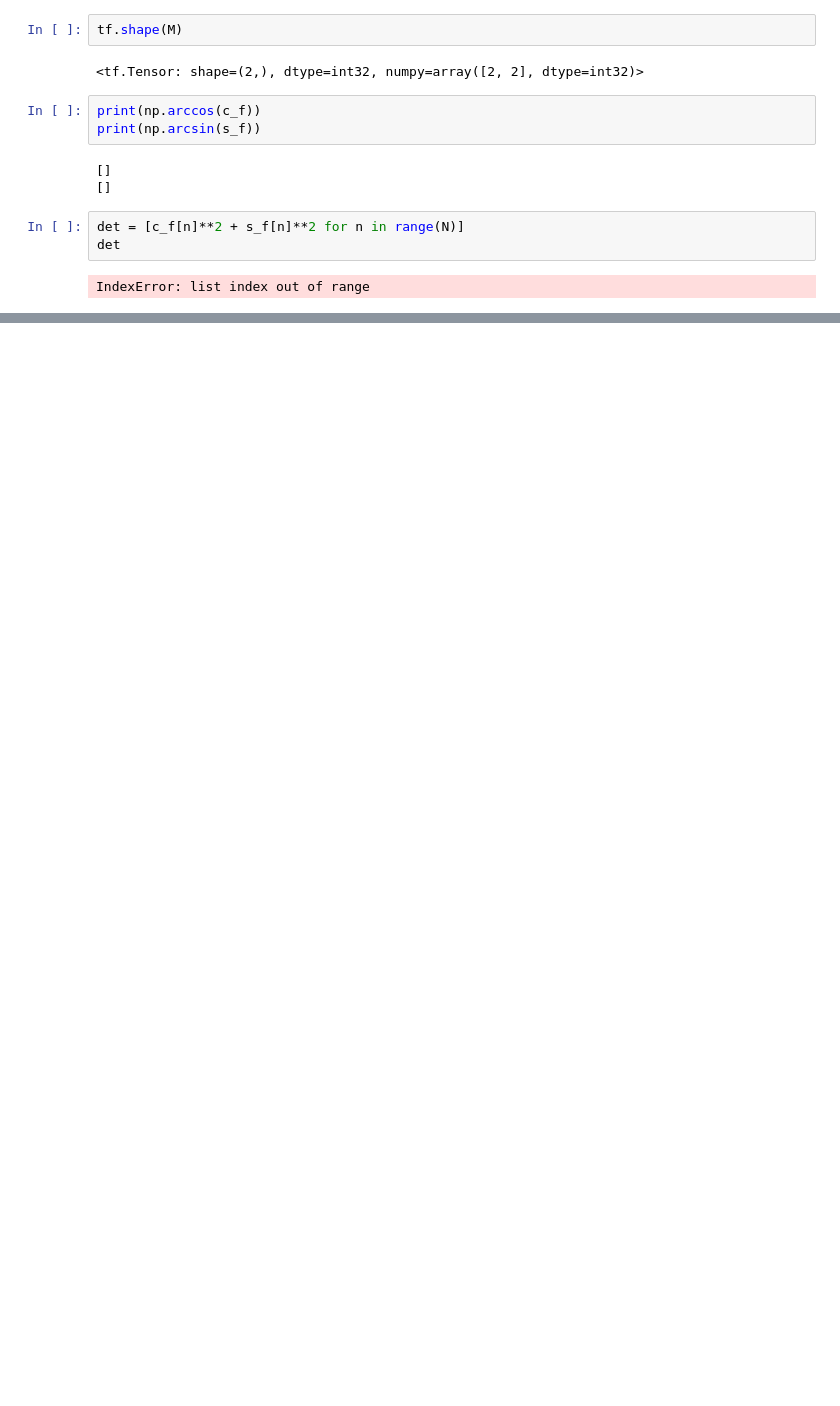
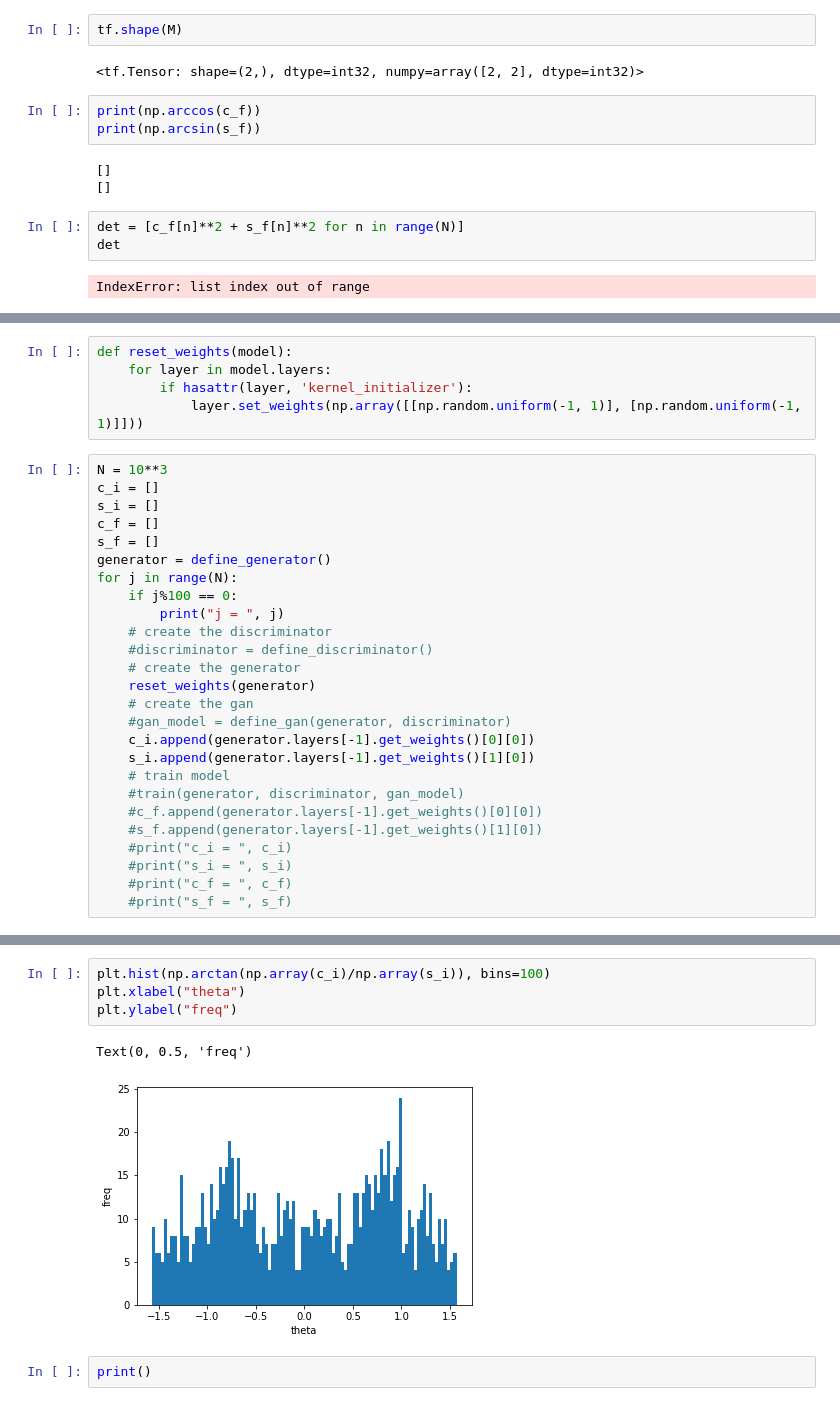
Before and after one commit to krishdesai7/SymmetryDiscovery, a Jupyter notebook: SymmetryGAN/O(2).ipynb, the cells around one changed output, grey strips where cells are left out. Drawn from its saved outputs; the diff is of its cells as text; blank space fills up the shorter version.

```diff
--- a/SymmetryGAN/O(2).ipynb
+++ b/SymmetryGAN/O(2).ipynb
@@ -203,0 +189,31 @@ Text(0, 0.5, 'freq')
+# %%
+def reset_weights(model):
+    for layer in model.layers:
+        if hasattr(layer, 'kernel_initializer'):
+            layer.set_weights(np.array([[np.random.uniform(-1, 1)], [np.random.uniform(-1, 1)]]))
+# %%
+N = 10**3
+c_i = []
+s_i = []
+c_f = []
+s_f = []
+generator = define_generator()
+for j in range(N):
+    if j%100 == 0:
+        print("j = ", j)
+    # create the discriminator
+    #discriminator = define_discriminator()
+    # create the generator
+    reset_weights(generator)
+    # create the gan
+    #gan_model = define_gan(generator, discriminator)
+    c_i.append(generator.layers[-1].get_weights()[0][0])
+    s_i.append(generator.layers[-1].get_weights()[1][0])
+    # train model
+    #train(generator, discriminator, gan_model)
+    #c_f.append(generator.layers[-1].get_weights()[0][0])
+    #s_f.append(generator.layers[-1].get_weights()[1][0])
+    #print("c_i = ", c_i)
+    #print("s_i = ", s_i)
+    #print("c_f = ", c_f)
+    #print("s_f = ", s_f)
@@ -203,0 +231,9 @@ Text(0, 0.5, 'freq')
+# %%
+plt.hist(np.arctan(np.array(c_i)/np.array(s_i)), bins=100)
+plt.xlabel("theta")
+plt.ylabel("freq")
+# %% [output]
+Text(0, 0.5, 'freq')
+[figure, added]
+# %%
+print()
```
Also changed, not shown: parts of 6 cells of this notebook, 7 other files.
